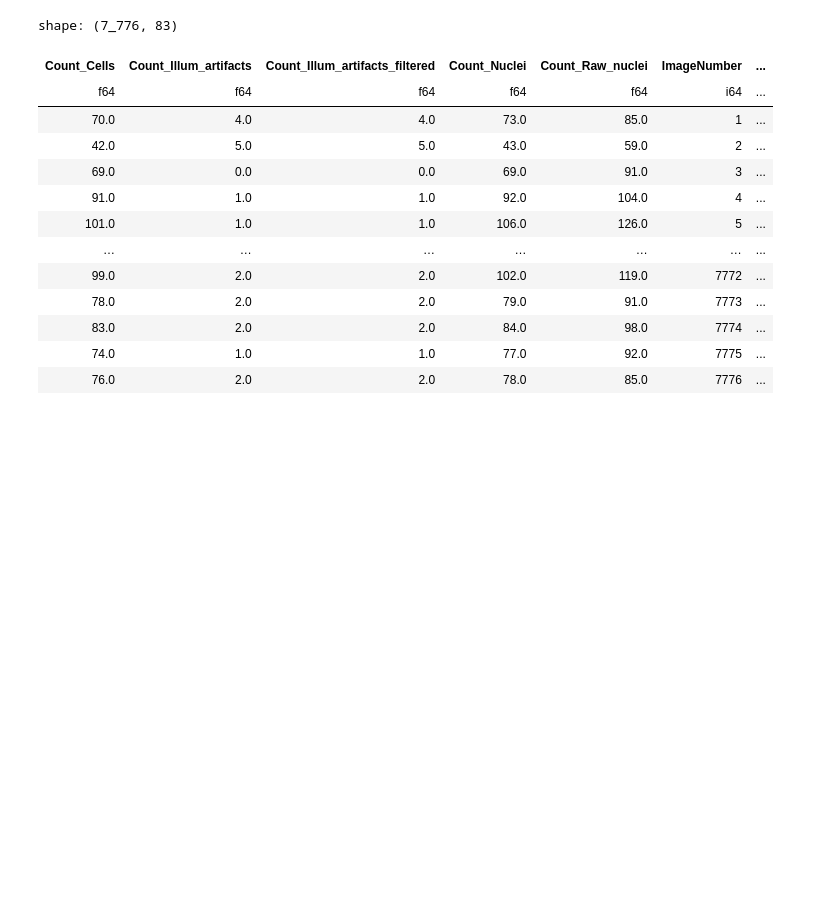
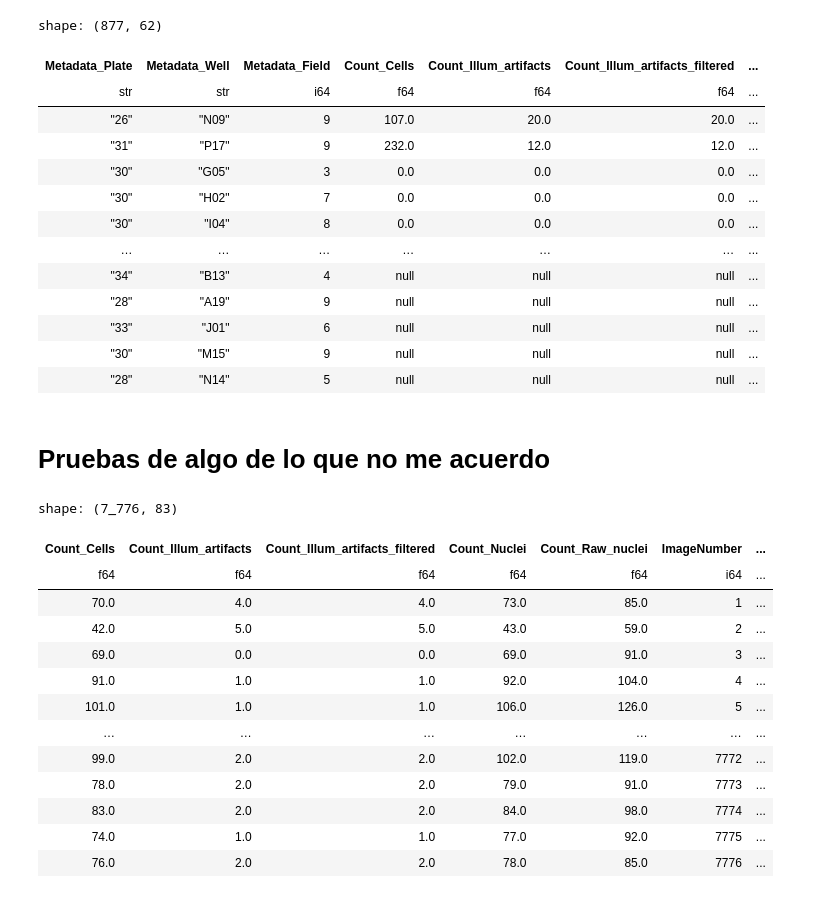
Before and after one commit to As337N/Cellprofiler_production_MAINCE, a Jupyter notebook: CellProfiler_pipeline/Code/tests.ipynb, the cells around one changed output. Cells and saved outputs as stored; diff of their text form; code cells hidden in the pictures; blank space fills up the shorter version.

```diff
--- a/CellProfiler_pipeline/Code/tests.ipynb
+++ b/CellProfiler_pipeline/Code/tests.ipynb
@@ -2,0 +122,20 @@ import polars as pl
+# %%
+non_artifact_df = non_artifact_df.sample(100, shuffle=False, seed=42)
+
+final_df = pl.concat([final_df, non_artifact_df], how="diagonal_relaxed")
+final_df
+# %% [output]
+shape: (877, 62)
+| Metadata_Plate | Metadata_Well | Metadata_Field | Count_Cells | Count_Illum_artifacts | Count_Illum_artifacts_filtered | ... |
+| str | str | i64 | f64 | f64 | f64 | ... |
+| "26" | "N09" | 9 | 107.0 | 20.0 | 20.0 | ... |
+| "31" | "P17" | 9 | 232.0 | 12.0 | 12.0 | ... |
+| "30" | "G05" | 3 | 0.0 | 0.0 | 0.0 | ... |
+| "30" | "H02" | 7 | 0.0 | 0.0 | 0.0 | ... |
+| "30" | "I04" | 8 | 0.0 | 0.0 | 0.0 | ... |
+| … | … | … | … | … | … | ... |
+| "34" | "B13" | 4 | null | null | null | ... |
+| "28" | "A19" | 9 | null | null | null | ... |
+| "33" | "J01" | 6 | null | null | null | ... |
+| "30" | "M15" | 9 | null | null | null | ... |
+| "28" | "N14" | 5 | null | null | null | ... |
@@ -3,3 +145,5 @@ import polars as pl
+# %% [markdown]
+# Pruebas de algo de lo que no me acuerdo
 # %%
 image_path = "/mnt/czolab-storage-01/acruzcar/MAINCE_output/Cohort2_v2/V01/QC/Images/Measurements/Image.txt"
 
```
Also changed, not shown: parts of 21 cells of this notebook, 20 other files.
